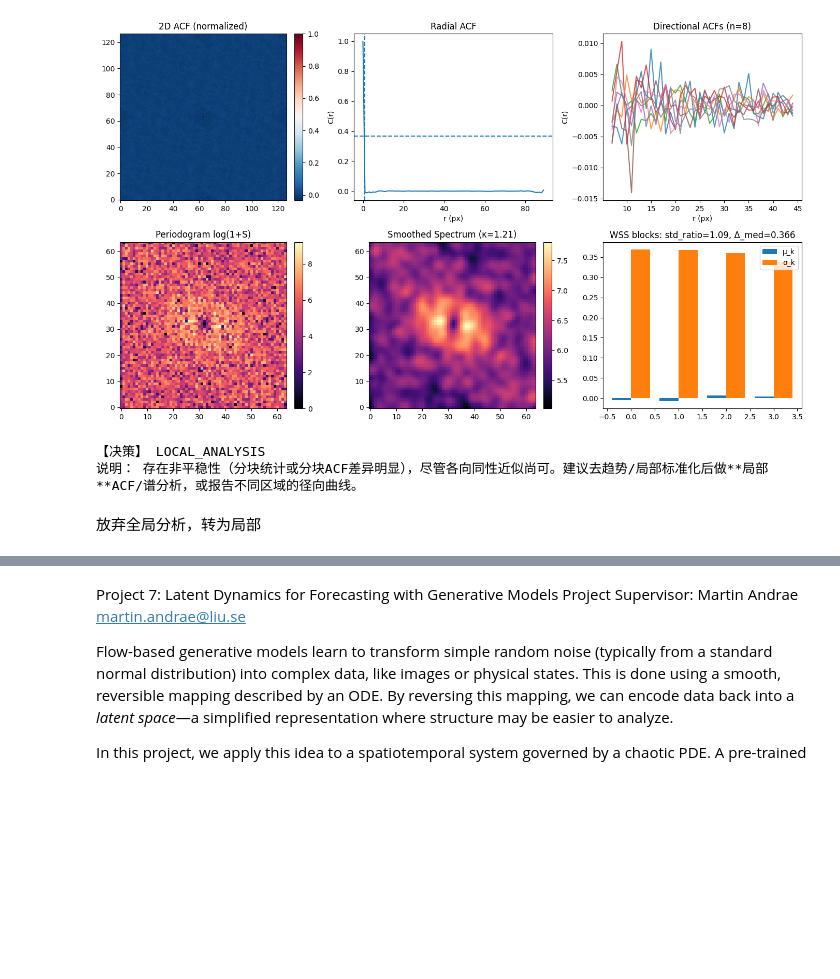
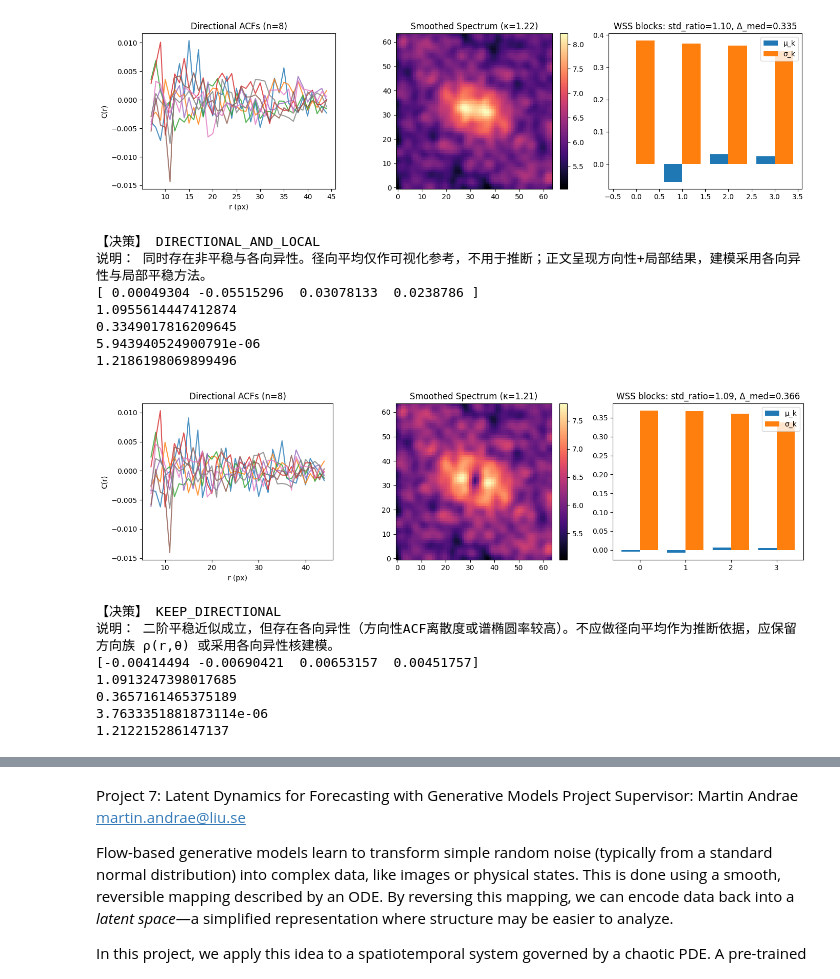
Before and after one commit to path2morepro/Thesis-Work-Extension-from-latent-space-noise, a Jupyter notebook: Try/analysis.ipynb, the cells around one changed output, grey strips where cells are left out. Drawn from its saved outputs; the diff is of its cells as text; code cells hidden in the pictures; blank space fills up the shorter version.

```diff
--- a/Try/analysis.ipynb
+++ b/Try/analysis.ipynb
@@ -424,12 +421,44 @@ print(results['directional_dispersion_median'])
+# %%
+results = spatial_correlation_diagnostics(noise0,
+                                          average_frames=10,
+                                          blocks=(2,2),
+                                          n_angles=8,
+                                          r_max=None,
+                                          show_plots=True,
+                                          thresholds=thresholds)
+print(results['block_means'])
+print(results['std_ratio'])
+print(results['block_acf_shape_delta_median'])
+print(results['directional_dispersion_median'])
+print(results['kappa'])
+# %% [output]
+[figure, added]
+【决策】 DIRECTIONAL_AND_LOCAL
+说明： 同时存在非平稳与各向异性。径向平均仅作可视化参考，不用于推断；正文呈现方向性+局部结果，建模采用各向异性与局部平稳方法。
+[ 0.00049304 -0.05515296  0.03078133  0.0238786 ]
+1.0955614447412874
+0.3349017816209645
+5.943940524900791e-06
+1.2186198069899496
 # %%
 results_local = spatial_correlation_diagnostics(noise0,
     average_frames=10,
     use_local_standardize=True,
-    show_plots=True
+    show_plots=True,
+    thresholds=thresholds
 )
+
+print(results_local['block_means'])
+print(results_local['std_ratio'])
+print(results_local['block_acf_shape_delta_median'])
+print(results_local['directional_dispersion_median'])
+print(results_local['kappa'])
 # %% [output]
-[figure, old version]
+[figure, new version]
-【决策】 LOCAL_ANALYSIS
-说明： 存在非平稳性（分块统计或分块ACF差异明显），尽管各向同性近似尚可。建议去趋势/局部标准化后做**局部**ACF/谱分析，或报告不同区域的径向曲线。
+【决策】 KEEP_DIRECTIONAL
+说明： 二阶平稳近似成立，但存在各向异性（方向性ACF离散度或谱椭圆率较高）。不应做径向平均作为推断依据，应保留方向族 ρ(r,θ) 或采用各向异性核建模。
+[-0.00414494 -0.00690421  0.00653157  0.00451757]
+1.0913247398017685
+0.3657161465375189
+3.7633351881873114e-06
+1.212215286147137
-# %% [markdown]
-放弃全局分析，转为局部
```
Also changed, not shown: parts of 24 cells of this notebook, 11 other files.
